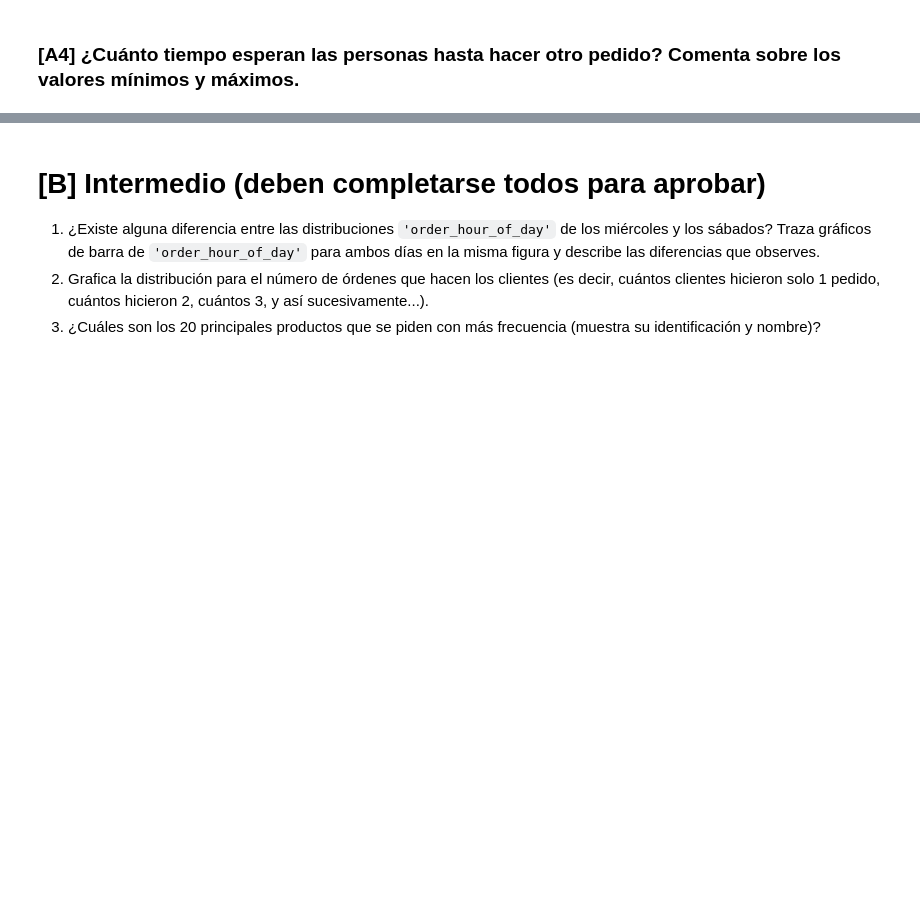
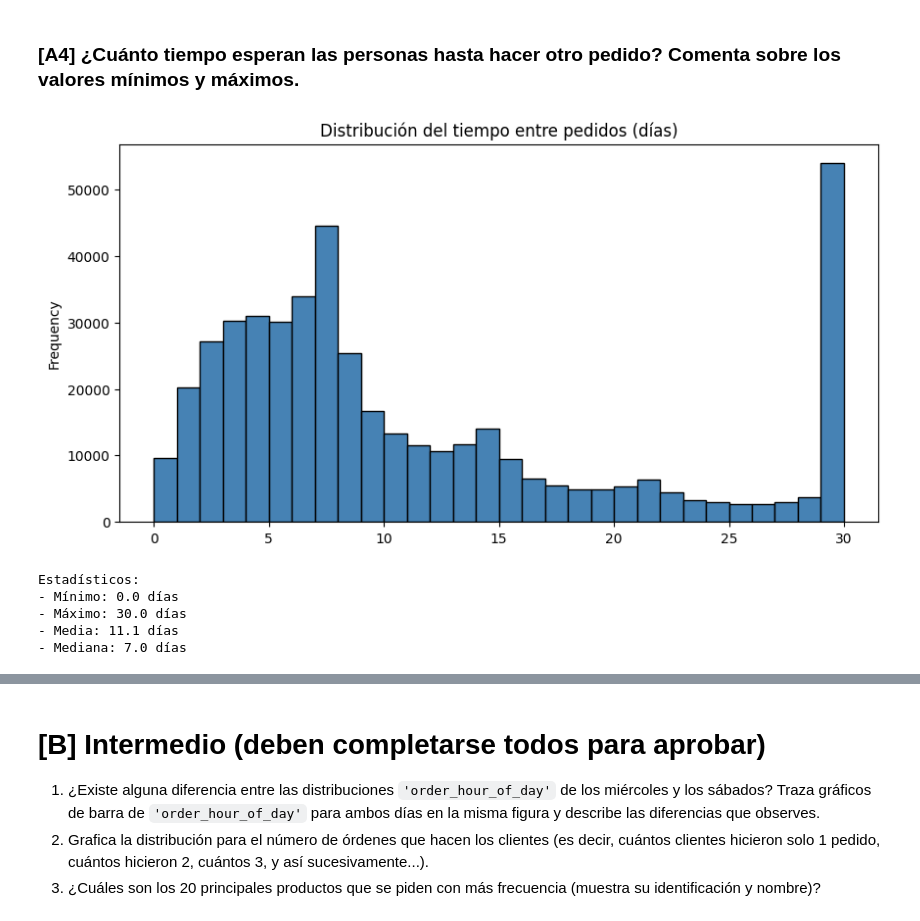
Before and after one commit to RulasBoy/TripleTen-Bootcamp, a Jupyter notebook: Sprint 4/Sprint 4.ipynb, the cells around one changed output, grey strips where cells are left out. Cells and saved outputs as stored; diff of their text form; code cells hidden in the pictures; blank space fills up the shorter version.

```diff
--- a/Sprint 4/Sprint 4.ipynb
+++ b/Sprint 4/Sprint 4.ipynb
@@ -615,3 +693,39 @@ Escribe aquí tus conclusiones
 # %% [markdown]
 ### [A4] ¿Cuánto tiempo esperan las personas hasta hacer otro pedido? Comenta sobre los valores mínimos y máximos.
+# %%
+# Calcular días entre pedidos (usando 'days_since_prior_order')
+tiempo_entre_pedidos = df_orders['days_since_prior_order'].dropna()
+
+# Estadísticos clave
+stats = {
+    'min': tiempo_entre_pedidos.min(),
+    'max': tiempo_entre_pedidos.max(),
+    'media': tiempo_entre_pedidos.mean(),
+    'mediana': tiempo_entre_pedidos.median()
+}
+
+# Gráfico de distribución (histograma)
+tiempo_entre_pedidos.plot(
+    kind='hist',
+    bins=30,
+    figsize=(10, 5),
+    color='steelblue',
+    edgecolor='black',
+    title='Distribución del tiempo entre pedidos (días)'
+)
+plt.show()
+
+# Mostrar estadísticos
+print(f"""Estadísticos:
+- Mínimo: {stats['min']} días
+- Máximo: {stats['max']} días
+- Media: {stats['media']:.1f} días
+- Mediana: {stats['mediana']} días""")
+# %% [output]
+[figure, added]
+Estadísticos:
+- Mínimo: 0.0 días
+- Máximo: 30.0 días
+- Media: 11.1 días
+- Mediana: 7.0 días
 # %% [markdown]
```
Also changed, not shown: parts of 8 cells of this notebook.
